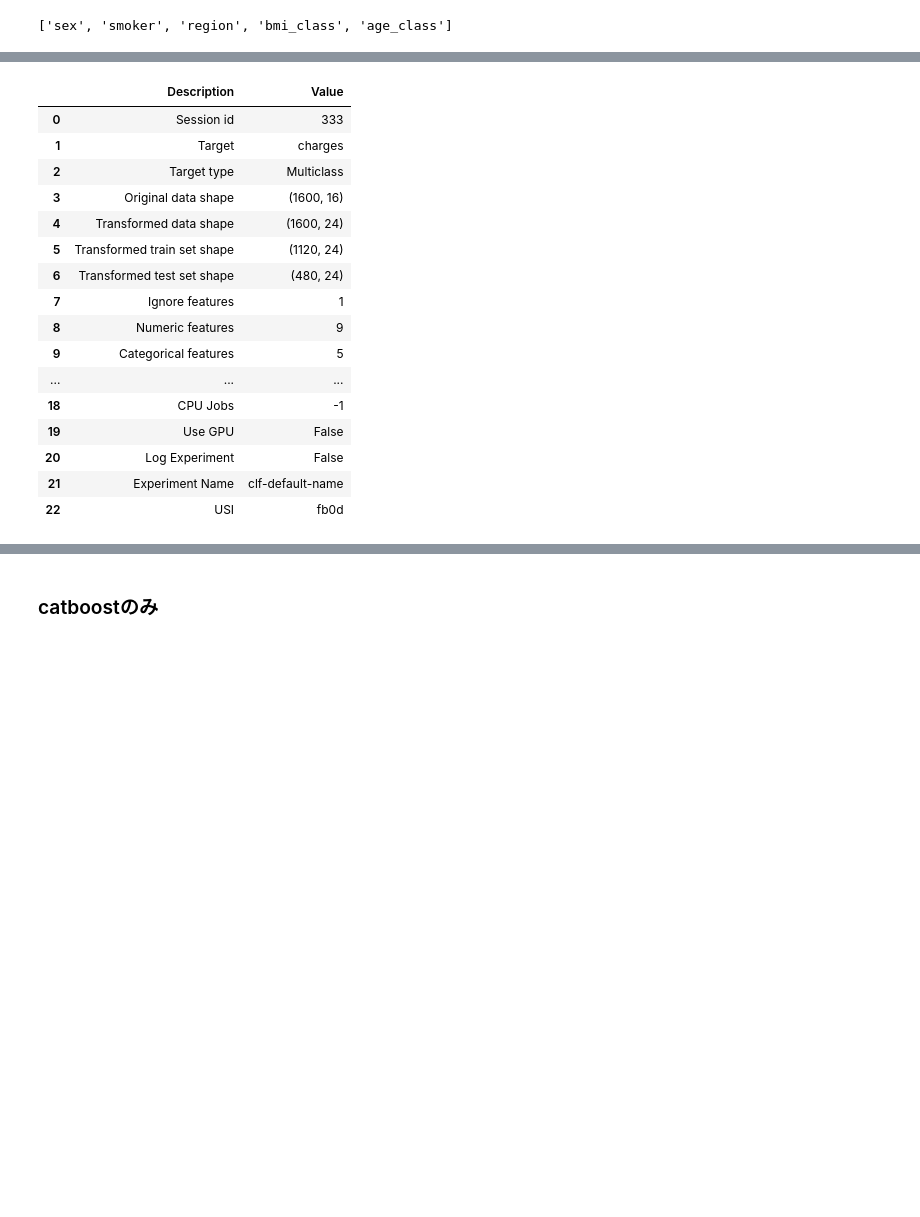
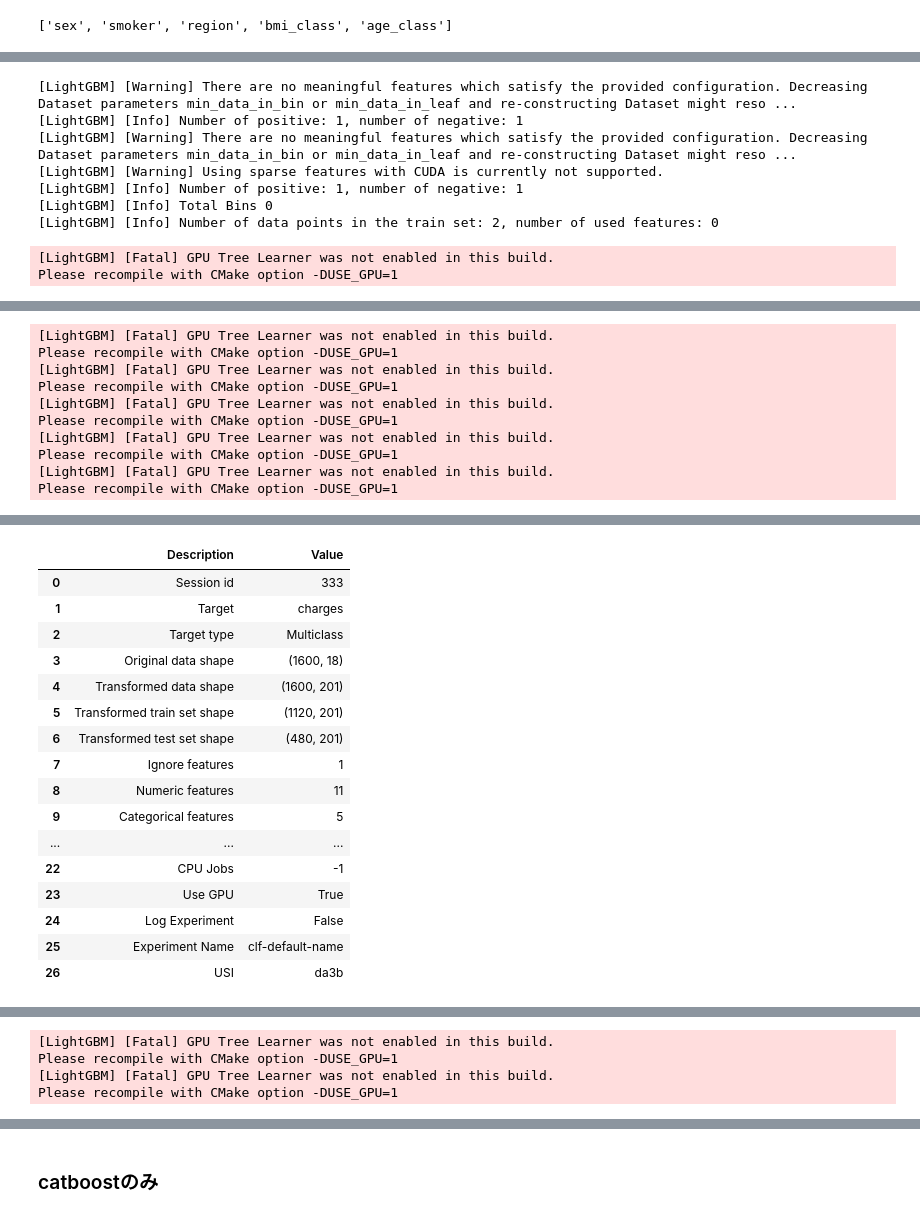
Before and after one commit to tunamaguro/signate-competition-991, a Jupyter notebook: src/pycaret.ipynb, the cells around one changed output, grey strips where cells are left out. Saved outputs shown, nothing was run; the diff lists cells and outputs as text; code cells hidden in the pictures; blank space fills up the shorter version.

```diff
--- a/src/pycaret.ipynb
+++ b/src/pycaret.ipynb
@@ -94,7 +94,10 @@ bmi_class = merged_df.select(
 
 bmi_mean_diff = merged_df.select((bmi_col.mean() - bmi_col).alias("bmi_mean_diff"))
 bmi_std_diff = merged_df.select((bmi_col.std() - bmi_col).alias("bmi_std_diff"))
-
+bmi_std_score = merged_df.select(
+    ((bmi_col - bmi_col.mean()) / bmi_col.std()).alias("bmi_std_score")
+)
+# bmi_ewm_std = merged_df.select(bmi_col.ewm_std().alias("bmi_ewm_std"))
 
 bmi_square = merged_df.select((bmi_col * bmi_col).alias("bmi_square"))
 # %% [markdown]
@@ -141,6 +144,10 @@ age_class = merged_df.select(
 
 age_mean_diff = merged_df.select((age_col.mean() - age_col).alias("age_mean_diff"))
 age_std_diff = merged_df.select((age_col.std() - age_col).alias("age_std_diff"))
+age_std_score = merged_df.select(
+    ((age_col - age_col.mean()) / age_col.std()).alias("age_std_score")
+)
+# age_ewm_std = merged_df.select(age_col.ewm_std().alias("age_ewm_std"))
 
 age_square = merged_df.select((age_col * age_col).alias("age_square"))
 # %%
@@ -150,10 +157,12 @@ all_data = pl.concat(
         bmi_class,
         bmi_mean_diff,
         bmi_std_diff,
+        bmi_std_score,
         bmi_square,
         age_class,
         age_mean_diff,
         age_std_diff,
+        age_std_score,
         age_square,
     ],
     how="horizontal",
@@ -276,6 +285,6 @@ memory usage: 39.2 KB
 # %%
 from pycaret.classification import ClassificationExperiment
-from sklearn.metrics import f1_score, log_loss
+from sklearn.metrics import f1_score
 
 
 exp = ClassificationExperiment()
@@ -287,5 +296,19 @@ exp = exp.setup(
     session_id=333,
     fold_strategy="stratifiedkfold",
     fold_shuffle=True,
+    remove_multicollinearity=True,
+    polynomial_features=True,
+    polynomial_degree=2,
+    use_gpu=True,
+    profile=True,
 )
 # %% [output]
+[LightGBM] [Warning] There are no meaningful features which satisfy the provided configuration. Decreasing Dataset parameters min_data_in_bin or min_data_in_leaf and re-constructing Dataset might reso ...
+[LightGBM] [Info] Number of positive: 1, number of negative: 1
+[LightGBM] [Warning] There are no meaningful features which satisfy the provided configuration. Decreasing Dataset parameters min_data_in_bin or min_data_in_leaf and re-constructing Dataset might reso ...
+[LightGBM] [Warning] Using sparse features with CUDA is currently not supported.
+[LightGBM] [Info] Number of positive: 1, number of negative: 1
+[LightGBM] [Info] Total Bins 0
+[LightGBM] [Info] Number of data points in the train set: 2, number of used features: 0
+[LightGBM] [Fatal] GPU Tree Learner was not enabled in this build.
+Please recompile with CMake option -DUSE_GPU=1
@@ -291,0 +332,10 @@ exp = exp.setup(
+[LightGBM] [Fatal] GPU Tree Learner was not enabled in this build.
+Please recompile with CMake option -DUSE_GPU=1
+[LightGBM] [Fatal] GPU Tree Learner was not enabled in this build.
+Please recompile with CMake option -DUSE_GPU=1
+[LightGBM] [Fatal] GPU Tree Learner was not enabled in this build.
+Please recompile with CMake option -DUSE_GPU=1
+[LightGBM] [Fatal] GPU Tree Learner was not enabled in this build.
+Please recompile with CMake option -DUSE_GPU=1
+[LightGBM] [Fatal] GPU Tree Learner was not enabled in this build.
+Please recompile with CMake option -DUSE_GPU=1
@@ -292,17 +359,17 @@ exp = exp.setup(
 |  | Description | Value |
 | 0 | Session id | 333 |
 | 1 | Target | charges |
 | 2 | Target type | Multiclass |
-| 3 | Original data shape | (1600, 16) |
-| 4 | Transformed data shape | (1600, 24) |
-| 5 | Transformed train set shape | (1120, 24) |
-| 6 | Transformed test set shape | (480, 24) |
+| 3 | Original data shape | (1600, 18) |
+| 4 | Transformed data shape | (1600, 201) |
+| 5 | Transformed train set shape | (1120, 201) |
+| 6 | Transformed test set shape | (480, 201) |
 | 7 | Ignore features | 1 |
-| 8 | Numeric features | 9 |
+| 8 | Numeric features | 11 |
 | 9 | Categorical features | 5 |
 | ... | ... | ... |
-| 18 | CPU Jobs | -1 |
-| 19 | Use GPU | False |
-| 20 | Log Experiment | False |
-| 21 | Experiment Name | clf-default-name |
-| 22 | USI | fb0d |
+| 22 | CPU Jobs | -1 |
+| 23 | Use GPU | True |
+| 24 | Log Experiment | False |
+| 25 | Experiment Name | clf-default-name |
+| 26 | USI | da3b |
@@ -309 +393,5 @@ exp = exp.setup(
+[LightGBM] [Fatal] GPU Tree Learner was not enabled in this build.
+Please recompile with CMake option -DUSE_GPU=1
+[LightGBM] [Fatal] GPU Tree Learner was not enabled in this build.
+Please recompile with CMake option -DUSE_GPU=1
 # %%
```
Also changed, not shown: parts of 15 cells of this notebook, 2 other files.
